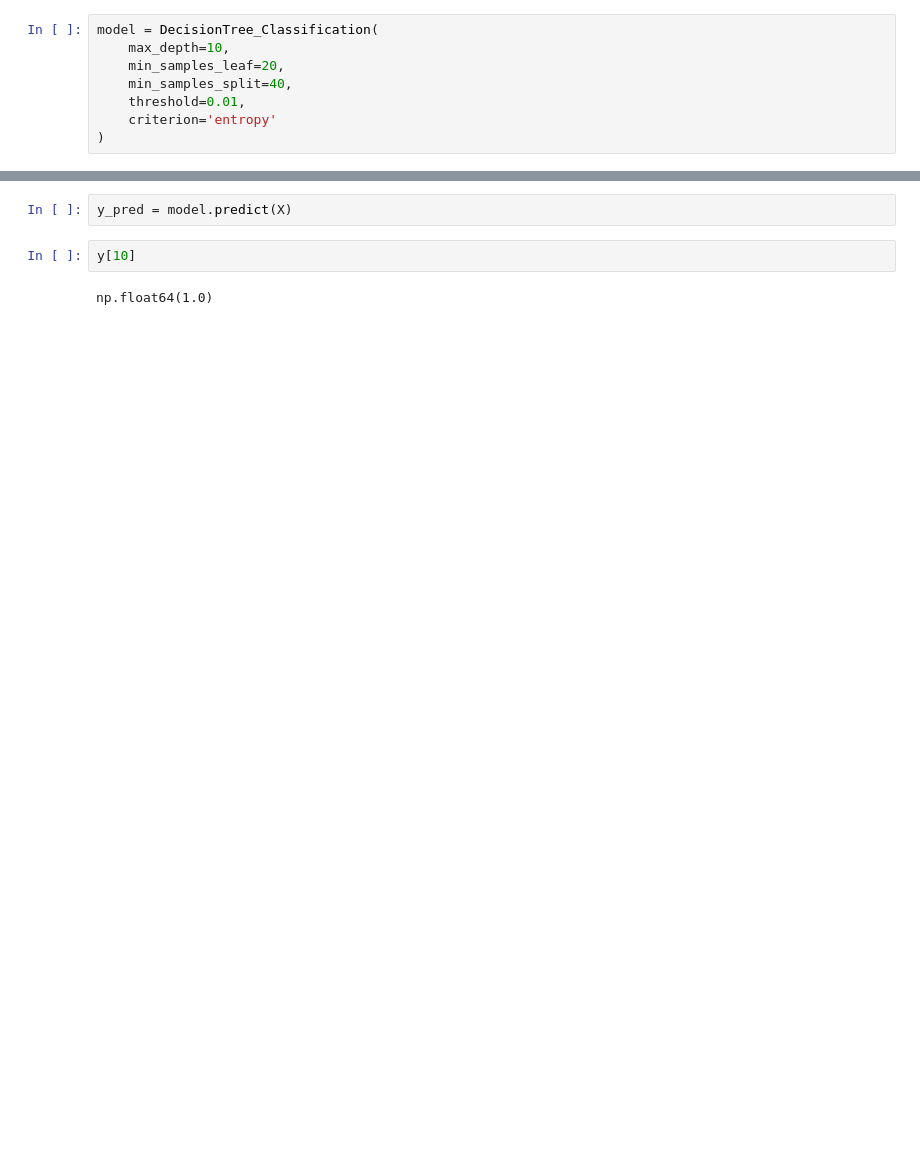
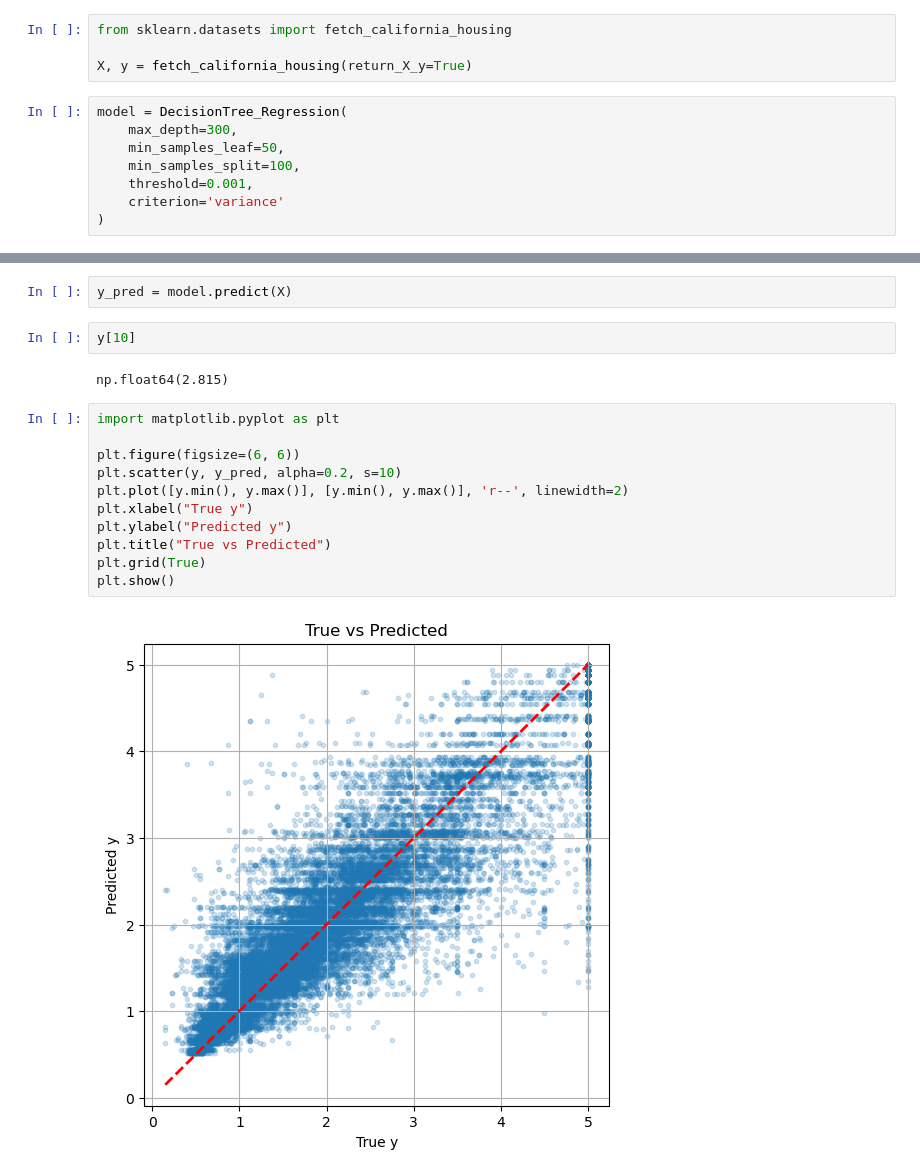
Before and after one commit to YashwanthKoleti/mymlib, a Jupyter notebook: test.ipynb, the cells around one changed output, grey strips where cells are left out. Cells and saved outputs as stored; diff of their text form; blank space fills up the shorter version.

Commit message:
Desicion tree regression

```diff
--- a/test.ipynb
+++ b/test.ipynb
@@ -16,10 +16,14 @@ from my_ml.trees import DecisionTree_Classification
+# %%
+from sklearn.datasets import fetch_california_housing
+
+X, y = fetch_california_housing(return_X_y=True)
 # %%
-model = DecisionTree_Classification(
-    max_depth=10,
-    min_samples_leaf=20,
-    min_samples_split=40,
-    threshold=0.01,
-    criterion='entropy'
+model = DecisionTree_Regression(
+    max_depth=300,
+    min_samples_leaf=50,
+    min_samples_split=100,
+    threshold=0.001,
+    criterion='variance'
 )
 # %%
 splits = model.fit(X,y)
@@ -32,4 +36,17 @@ y_pred = model.predict(X)
 # %%
 y[10]
 # %% [output]
-np.float64(1.0)
+np.float64(2.815)
+# %%
+import matplotlib.pyplot as plt
+
+plt.figure(figsize=(6, 6))
+plt.scatter(y, y_pred, alpha=0.2, s=10)
+plt.plot([y.min(), y.max()], [y.min(), y.max()], 'r--', linewidth=2)
+plt.xlabel("True y")
+plt.ylabel("Predicted y")
+plt.title("True vs Predicted")
+plt.grid(True)
+plt.show()
+# %% [output]
+[figure, added]
```
Also changed, not shown: parts of 2 cells of this notebook, 2 other files.
